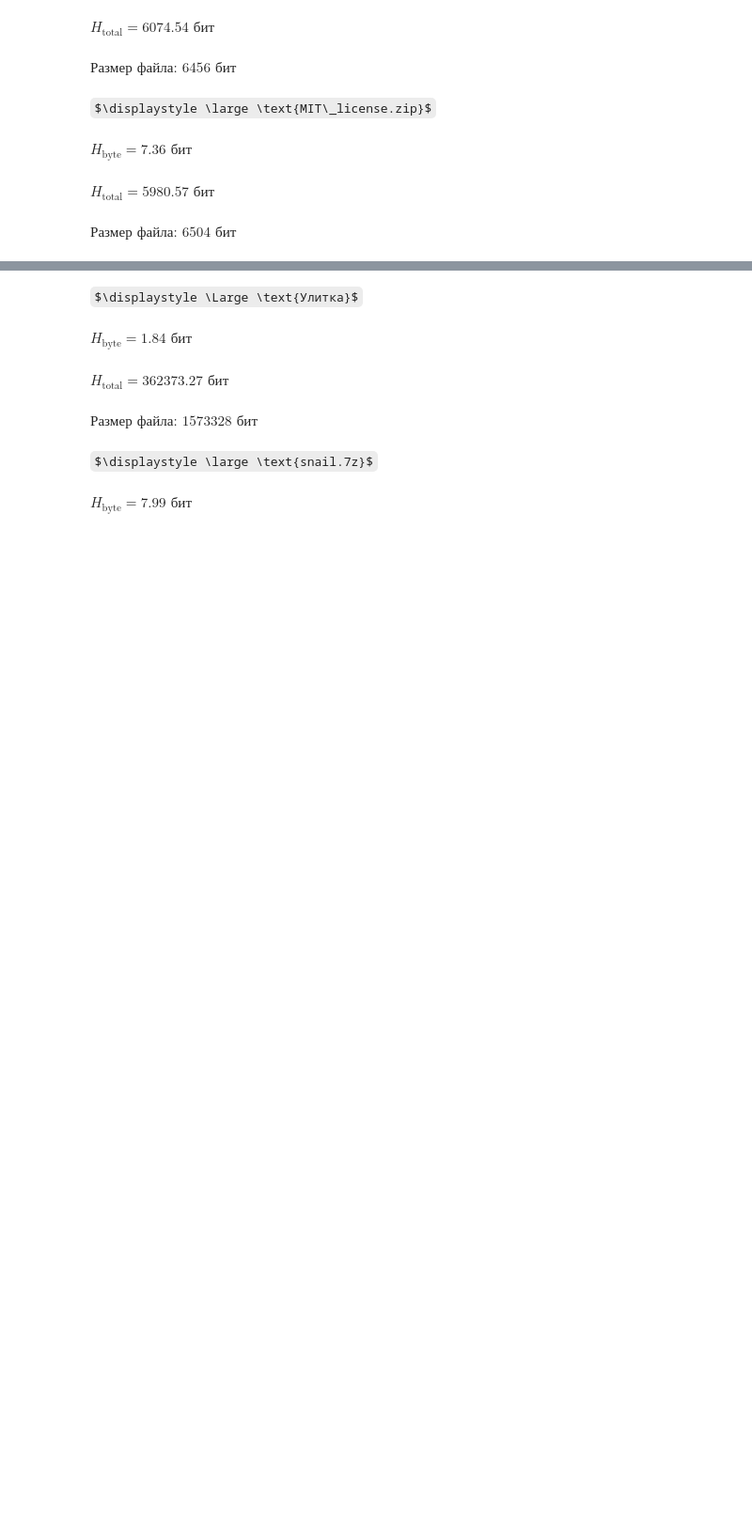
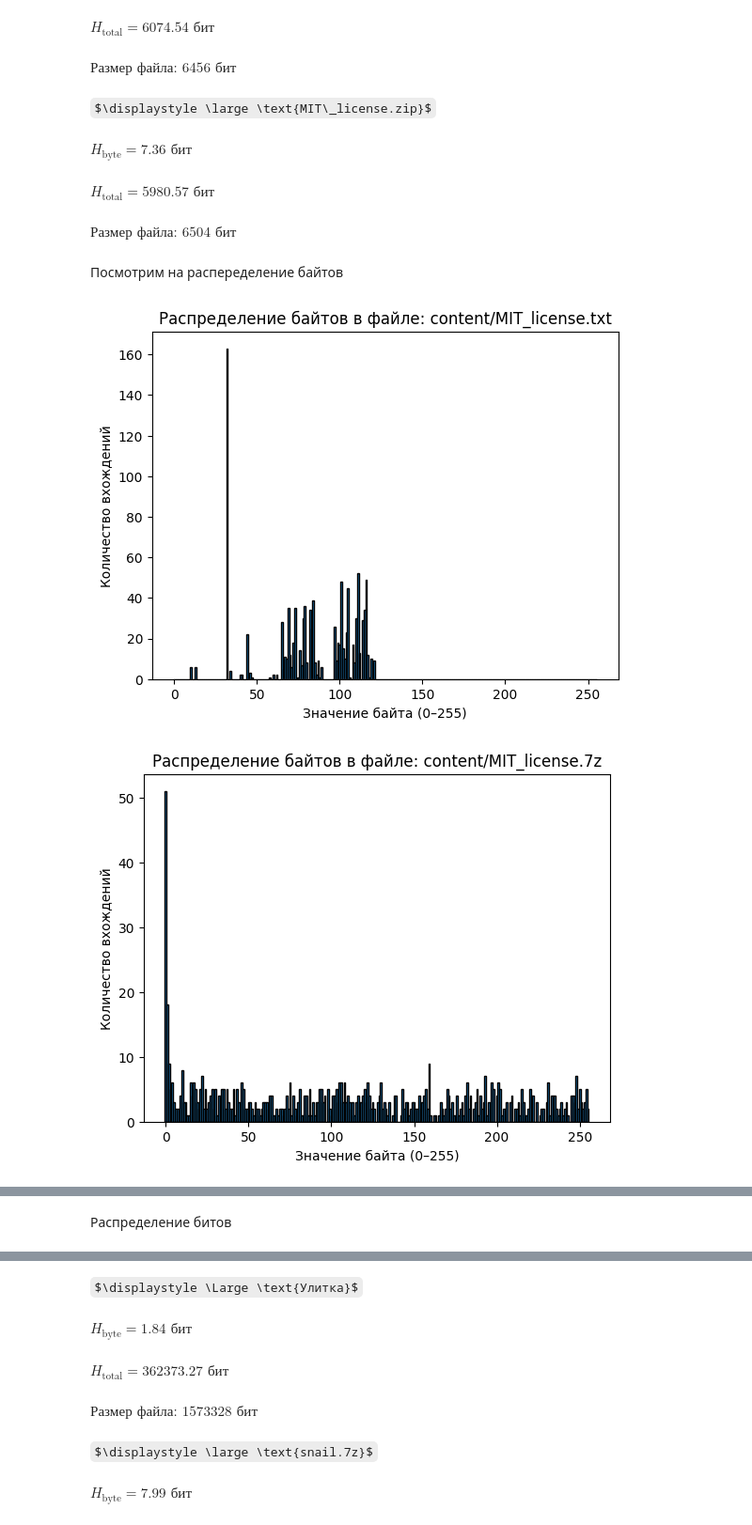
Before and after one commit to VoyakaGOD/information_theory, a Jupyter notebook: entropy_and_compression.ipynb, the cells around one changed output, grey strips where cells are left out. Shown at 94% size. Drawn from its saved outputs; the diff is of its cells as text; code cells hidden in the pictures; some formulas as TeX source; blank space fills up the shorter version.

Commit message:
plots for distributions

```diff
--- a/entropy_and_compression.ipynb
+++ b/entropy_and_compression.ipynb
@@ -1,5 +1,6 @@
 # %%
 from IPython.display import display, Math
+import matplotlib.pyplot as plt
 from collections import Counter
 from math import *
 
@@ -17,6 +18,32 @@ def handle(file_path : str):
     display(Math(r"H_{\text{byte}} = %.2f \text{ бит}" % H_byte))
     display(Math(r"H_{\text{total}} = %.2f \text{ бит}" % H_total))
     display(Math(r"\text{Размер файла: } %d \text{ бит}" % (N*8)))
+
+def draw_distribution(file_path : str):
+    with open(file_path, "rb") as file:
+        data = file.read()
+    N = len(data)
+    counts = [0 for _ in range(256)]
+    for byte in data:
+        counts[byte] += 1
+    plt.bar(range(256), counts, width=1.0, edgecolor="black")
+    plt.title(f"Распределение байтов в файле: {file_path}")
+    plt.xlabel("Значение байта (0–255)")
+    plt.ylabel("Количество вхождений")
+    plt.show()
+
+def show_bit_distribution(file_path: str):
+    zeros = 0
+    ones = 0
+    with open(file_path, "rb") as f:
+        data = f.read()
+    for byte in data:
+        ones_in_byte = bin(byte).count("1")
+        ones += ones_in_byte
+        zeros += 8 - ones_in_byte
+    print(file_path + ":")
+    print(f"    Количество 0: {zeros}")
+    print(f"    Количество 1: {ones}")
 # %% [markdown]
 Эта работа посвящена оценке влияния энтропии на сжатие файлов.
 
@@ -41,3 +68,12 @@ $\displaystyle \large \text{MIT\_license.zip}$
 $\displaystyle H_{\text{byte}} = 7.36 \text{ бит}$
 $\displaystyle H_{\text{total}} = 5980.57 \text{ бит}$
 $\displaystyle \text{Размер файла: } 6504 \text{ бит}$
+# %% [markdown]
+Посмотрим на распеределение байтов
+# %%
+draw_distribution("content/MIT_license.txt")
+draw_distribution("content/MIT_license.7z")
+draw_distribution("content/MIT_license.zip")
+# %% [output]
+[figure, added]
+[figure, added]
@@ -43,0 +81,2 @@ $\displaystyle \text{Размер файла: } 6504 \text{ бит}$
+# %% [markdown]
+Распределение битов
```
Also changed, not shown: parts of 8 cells of this notebook.
